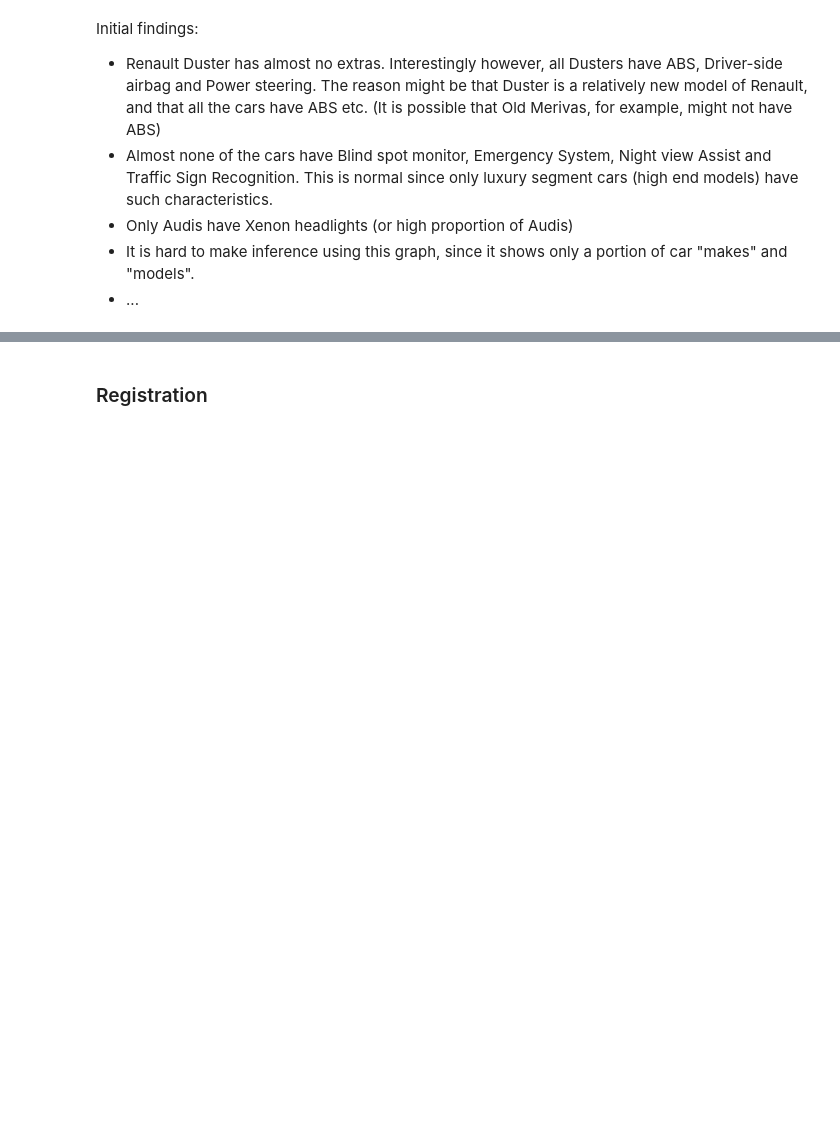
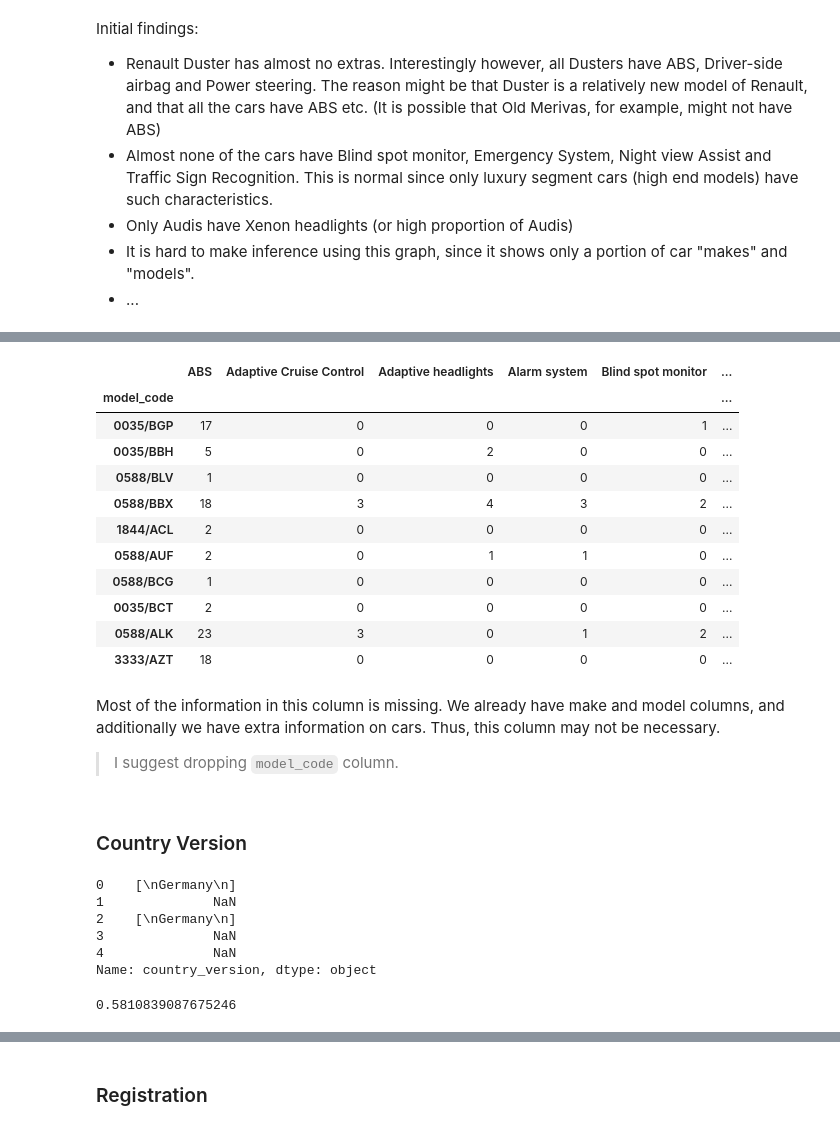
Before and after one commit to kaymal/price-prediction, a Jupyter notebook: trgt/data-cleansing/t-data-cleansing.ipynb, the cells around one changed output, grey strips where cells are left out. Saved outputs shown, nothing was run; the diff lists cells and outputs as text; code cells hidden in the pictures; blank space fills up the shorter version.

```diff
--- a/trgt/data-cleansing/t-data-cleansing.ipynb
+++ b/trgt/data-cleansing/t-data-cleansing.ipynb
@@ -571,0 +641,3 @@ Initial findings:
+# %%
+# Drop unnecesary column 'model2'
+df_new.drop(columns = "model2", inplace = True)
@@ -571,0 +663,2 @@ Initial findings:
+# %%
+df_new.model_code[df_new.model_code.notnull()] = df.model_code[df.model_code.notnull()].apply(lambda x: str(x)[4:-4])
@@ -571,0 +699,18 @@ Initial findings:
+# %%
+df_new.groupby("model_code").sum().sample(10)
+# %% [output]
+|  | ABS | Adaptive Cruise Control | Adaptive headlights | Alarm system | Blind spot monitor | ... |
+| model_code |  |  |  |  |  | ... |
+| 0035/BGP | 17 | 0 | 0 | 0 | 1 | ... |
+| 0035/BBH | 5 | 0 | 2 | 0 | 0 | ... |
+| 0588/BLV | 1 | 0 | 0 | 0 | 0 | ... |
+| 0588/BBX | 18 | 3 | 4 | 3 | 2 | ... |
+| 1844/ACL | 2 | 0 | 0 | 0 | 0 | ... |
+| 0588/AUF | 2 | 0 | 1 | 1 | 0 | ... |
+| 0588/BCG | 1 | 0 | 0 | 0 | 0 | ... |
+| 0035/BCT | 2 | 0 | 0 | 0 | 0 | ... |
+| 0588/ALK | 23 | 3 | 0 | 1 | 2 | ... |
+| 3333/AZT | 18 | 0 | 0 | 0 | 0 | ... |
+# %% [markdown]
+Most of the information in this column is missing. We already have make and model columns, and additionally we have extra information on cars. Thus, this column may not be necessary.
+> I suggest dropping `model_code` column.
@@ -571,0 +719,16 @@ Initial findings:
+# %% [markdown]
+### Country Version
+# %%
+df.country_version.head()
+# %% [output]
+0    [\nGermany\n]
+1              NaN
+2    [\nGermany\n]
+3              NaN
+4              NaN
+Name: country_version, dtype: object
+# %%
+# Proportion of missing values
+df.country_version.isnull().mean()
+# %% [output]
+0.5810839087675246
```
Also changed, not shown: parts of 42 cells of this notebook.
